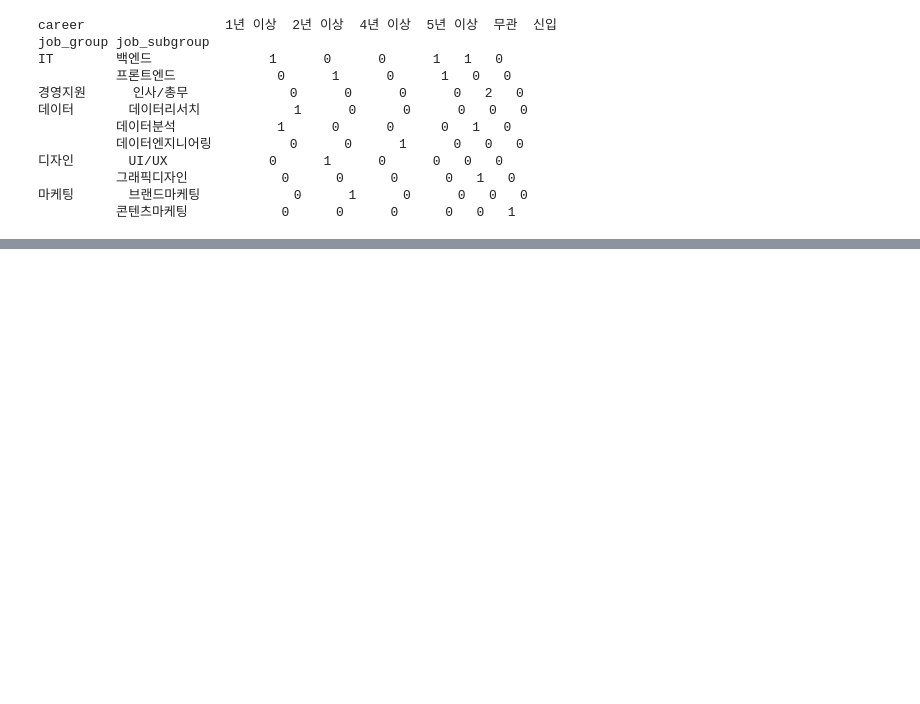
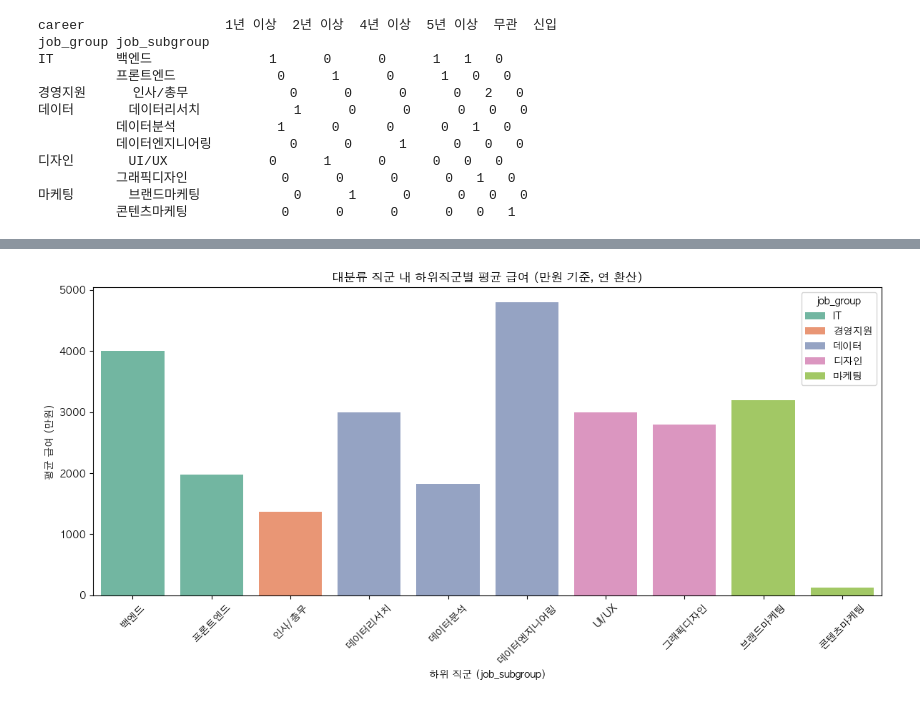
Before and after one commit to J-millar99/SK_Rookie_Mini_Project1, a Jupyter notebook: analysis/dummy_analysis.ipynb, the cells around one changed output, grey strips where cells are left out. Saved outputs shown, nothing was run; the diff lists cells and outputs as text; code cells hidden in the pictures; blank space fills up the shorter version.

```diff
--- a/analysis/dummy_analysis.ipynb
+++ b/analysis/dummy_analysis.ipynb
@@ -327,0 +326,20 @@ plt.show()
+# %%
+import re
+
+def parse_salary(salary):
+    salary = salary.replace(',', '')
+
+    # 연봉
+    match_year = re.search(r'(\d+)만원', salary)
+    if match_year:
+        return int(match_year.group(1))
+
+    # 월급
+    match_month = re.search(r'월\s*(\d+)만원', salary)
+    if match_month:
+        return int(match_month.group(1)) * 12
+
+    return None  # '협의' 등 처리 불가 항목
+
+df['salary_num'] = df['salary'].apply(parse_salary)
+df.dropna(subset=['salary_num'])
@@ -327,0 +402,19 @@ plt.show()
+# %%
+# salary_num이 숫자인 상태에서 groupby
+sub_salary_avg = df.dropna(subset=['salary_num']).groupby(['job_group', 'job_subgroup'])['salary_num'].mean().round(1).reset_index()
+sub_salary_avg.columns = ['job_group', 'job_subgroup', 'avg_salary']
+# %%
+import seaborn as sns
+import matplotlib.pyplot as plt
+
+plt.figure(figsize=(12, 6))
+sns.barplot(data=sub_salary_avg, x='job_subgroup', y='avg_salary', hue='job_group', palette='Set2')
+
+plt.title("대분류 직군 내 하위직군별 평균 급여 (만원 기준, 연 환산)")
+plt.xlabel("하위 직군 (job_subgroup)")
+plt.ylabel("평균 급여 (만원)")
+plt.xticks(rotation=45)
+plt.tight_layout()
+plt.show()
+# %% [output]
+[figure, added]
```
Also changed, not shown: parts of 7 cells of this notebook.
